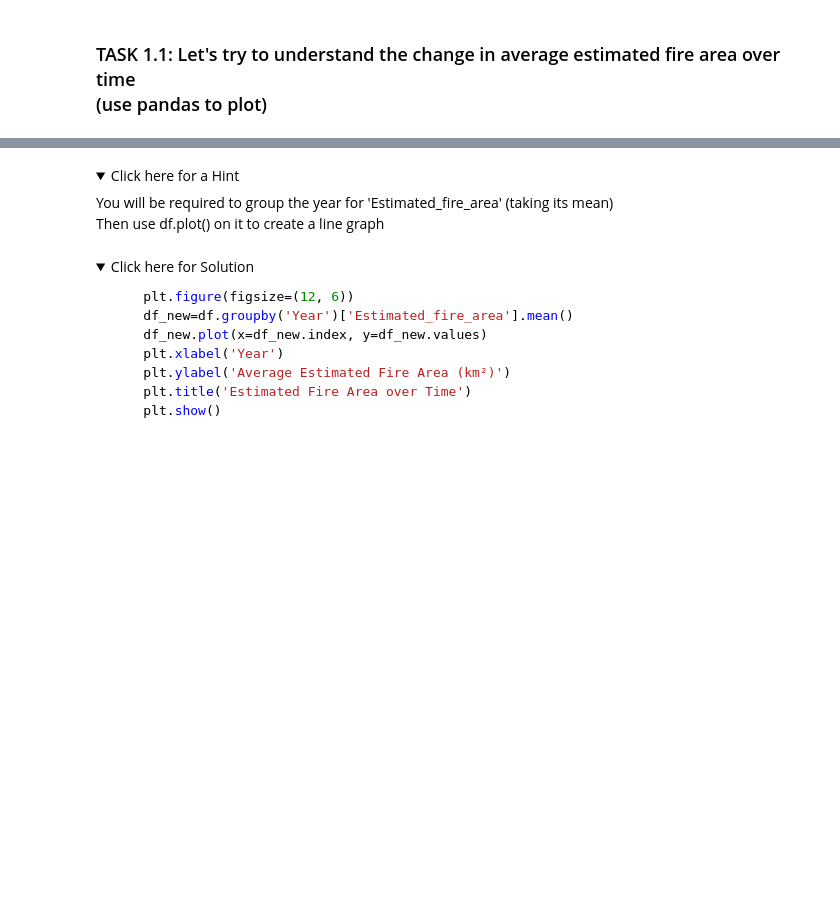
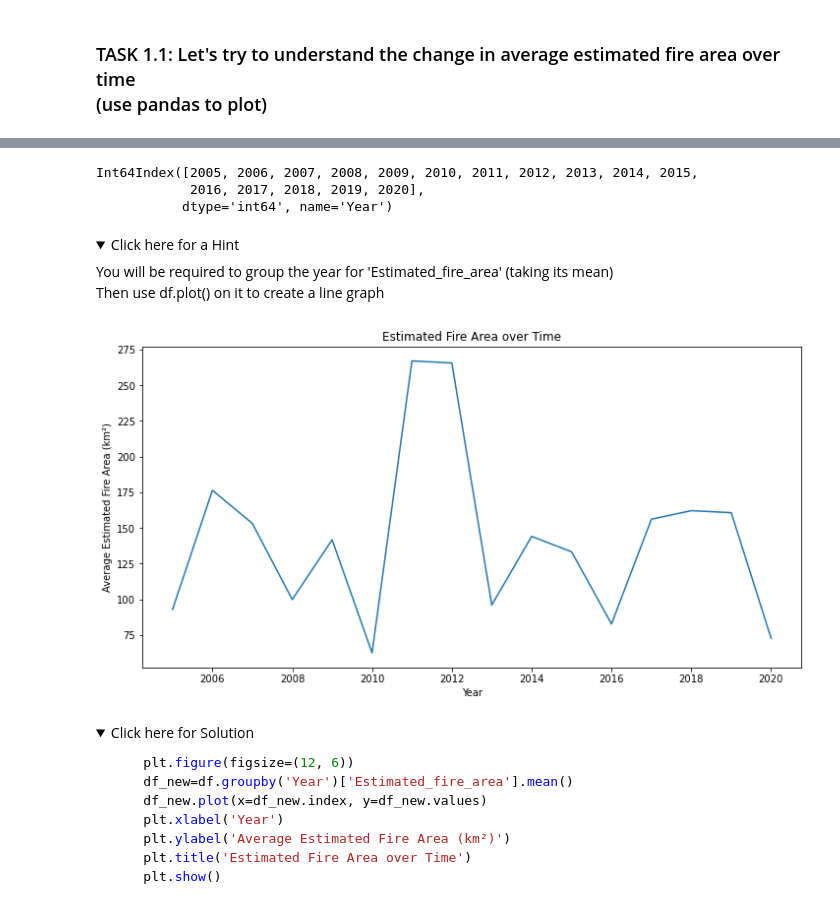
Before and after one commit to lovecode2020/Data_Visualization_with_Python, a Jupyter notebook: Practice_Assignment_Part1.jupyterlite.ipynb, the cells around one changed output, grey strips where cells are left out. Cells and saved outputs as stored; diff of their text form; code cells hidden in the pictures; folded sections open; blank space fills up the shorter version.

```diff
--- a/Practice_Assignment_Part1.jupyterlite.ipynb
+++ b/Practice_Assignment_Part1.jupyterlite.ipynb
@@ -105,3 +103,6 @@ resp = await fetch(URL)
 text = io.BytesIO((await resp.arrayBuffer()).to_py())
 df = pd.read_csv(text)
 print('Data read into a pandas dataframe!')
+# %%
+df = pd.read_csv('Historical_Wildfires.csv')
+print('Data read into a pandas dataframe!')
@@ -148,3 +203,9 @@ df['Month'] = pd.to_datetime(df['Date']).dt.month
+# %%
+df_new.index
+# %% [output]
+Int64Index([2005, 2006, 2007, 2008, 2009, 2010, 2011, 2012, 2013, 2014, 2015,
+            2016, 2017, 2018, 2019, 2020],
+           dtype='int64', name='Year')
 # %% [markdown]
 <details>
     <summary>Click here for a Hint</summary>
@@ -156,3 +215,14 @@ You will be required to group the year for 'Estimated_fire_area' (taking its mea
+# %%
+# TODO
+plt.figure(figsize=(12, 6))
+df_new=df.groupby('Year')['Estimated_fire_area'].mean()
+df_new.plot(x=df_new.index, y=df_new.values)
+plt.xlabel('Year')
+plt.ylabel('Average Estimated Fire Area (km²)')
+plt.title('Estimated Fire Area over Time')
+plt.show()
+# %% [output]
+[figure, added]
 # %% [markdown]
 <details>
     <summary>Click here for Solution</summary>
```
Also changed, not shown: parts of 26 cells of this notebook, 1 other file.
